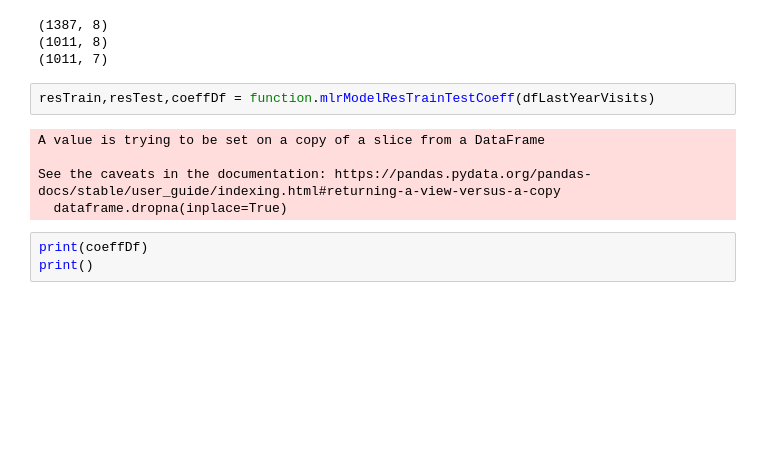
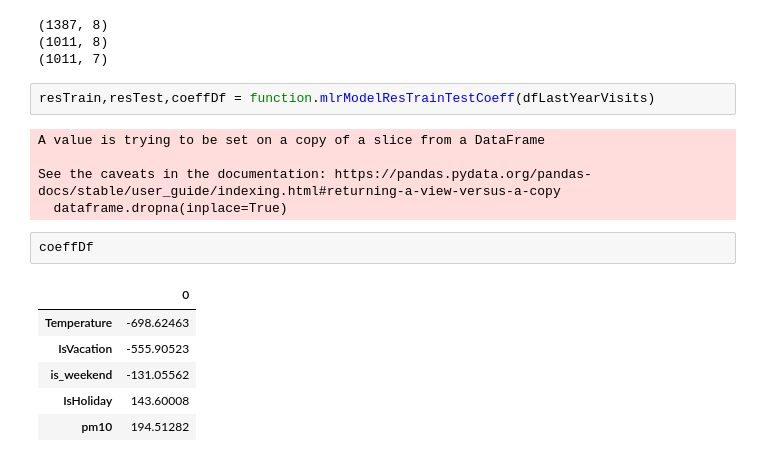
Before and after one commit to LiavCohn/nature-reserves-paper, a Jupyter notebook: Model MLR/MLR-Masada.ipynb, the cells around one changed output. Cells and saved outputs as stored; diff of their text form; blank space fills up the shorter version.

```diff
--- a/Model MLR/MLR-Masada.ipynb
+++ b/Model MLR/MLR-Masada.ipynb
@@ -34,9 +34,15 @@ A value is trying to be set on a copy of a slice from a DataFrame
 
 See the caveats in the documentation: https://pandas.pydata.org/pandas-docs/stable/user_guide/indexing.html#returning-a-view-versus-a-copy
   dataframe.dropna(inplace=True)
-# %%
-print(coeffDf)
-print()
+# %%
+coeffDf
+# %% [output]
+|  | 0 |
+| Temperature | -698.62463 |
+| IsVacation | -555.90523 |
+| is_weekend | -131.05562 |
+| IsHoliday | 143.60008 |
+| pm10 | 194.51282 |
 # %%
 function.printRes(resTrain)
 print()
```
Also changed, not shown: parts of 3 cells of this notebook, 1 other file.
